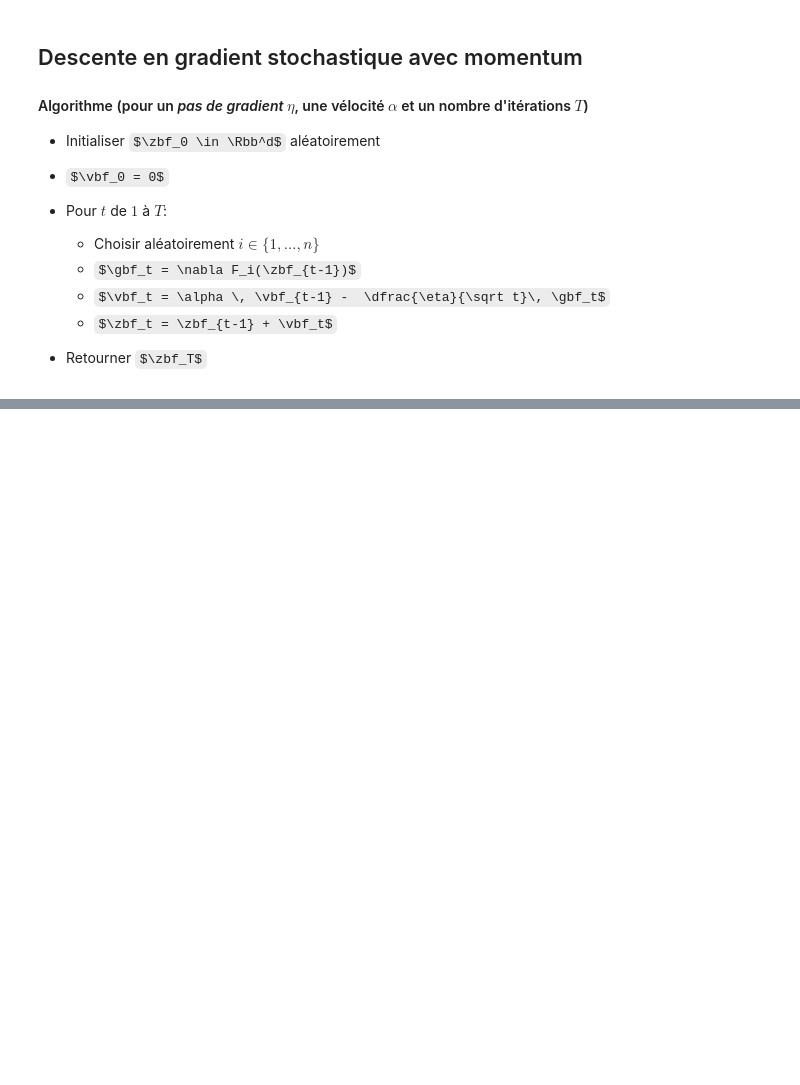
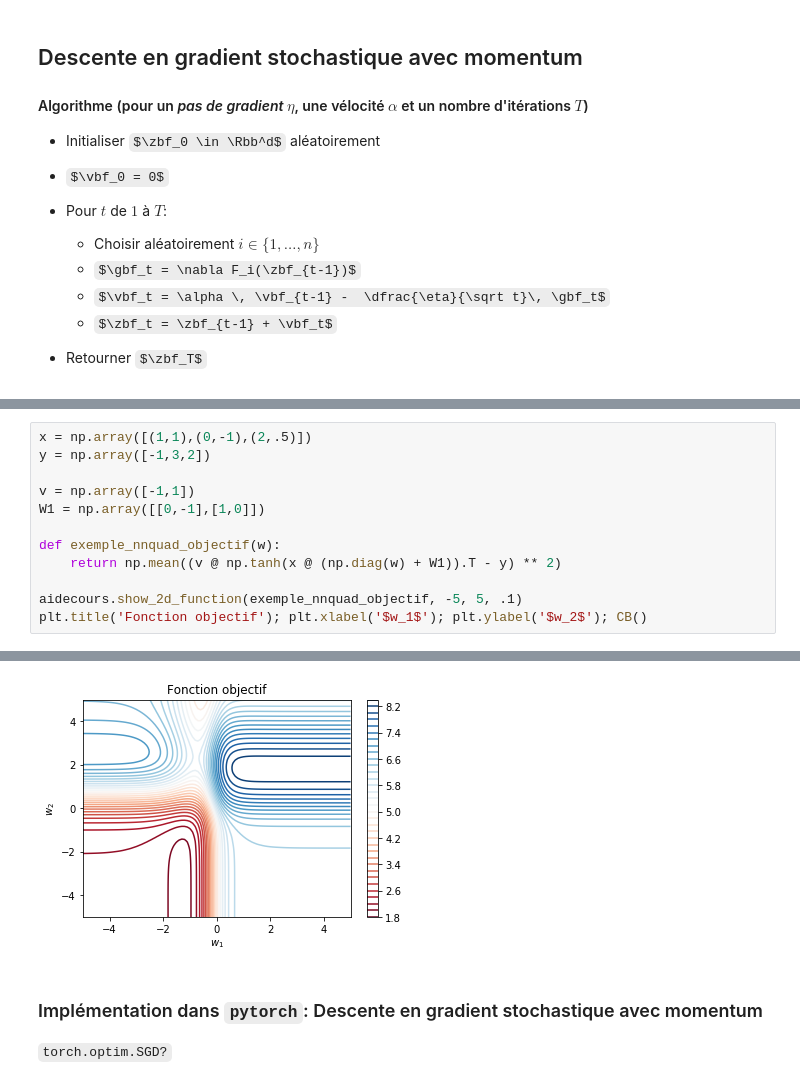
Before and after one commit to pgermain/cours2019-Intro_aux_reseaux_de_neurones, a Jupyter notebook: carnets_de_cours/Descente de gradient.ipynb, the cells around one changed output, grey strips where cells are left out. Drawn from its saved outputs; the diff is of its cells as text; some formulas as TeX source; blank space fills up the shorter version.

Commit message:
Exemples réseau à deux couches et référence pytorch

```diff
--- a/carnets_de_cours/Descente de gradient.ipynb
+++ b/carnets_de_cours/Descente de gradient.ipynb
@@ -351,0 +363,13 @@ for i, ax in enumerate(axes.flatten()):
+# %%
+x = np.array([(1,1),(0,-1),(2,.5)])
+y = np.array([-1,3,2])
+
+v = np.array([-1,1])
+W1 = np.array([[0,-1],[1,0]])
+
+def exemple_nnquad_objectif(w):
+    return np.mean((v @ np.tanh(x @ (np.diag(w) + W1)).T - y) ** 2)
+
+aidecours.show_2d_function(exemple_nnquad_objectif, -5, 5, .1)
+plt.title('Fonction objectif'); plt.xlabel('$w_1$'); plt.ylabel('$w_2$'); CB()
+# %% [output]
@@ -351,0 +377,6 @@ for i, ax in enumerate(axes.flatten()):
+[figure, added]
+# %% [markdown]
+### Implémentation dans `pytorch`: Descente en gradient stochastique avec momentum
+
+
+`torch.optim.SGD?`
```
Also changed, not shown: parts of 19 cells of this notebook.
